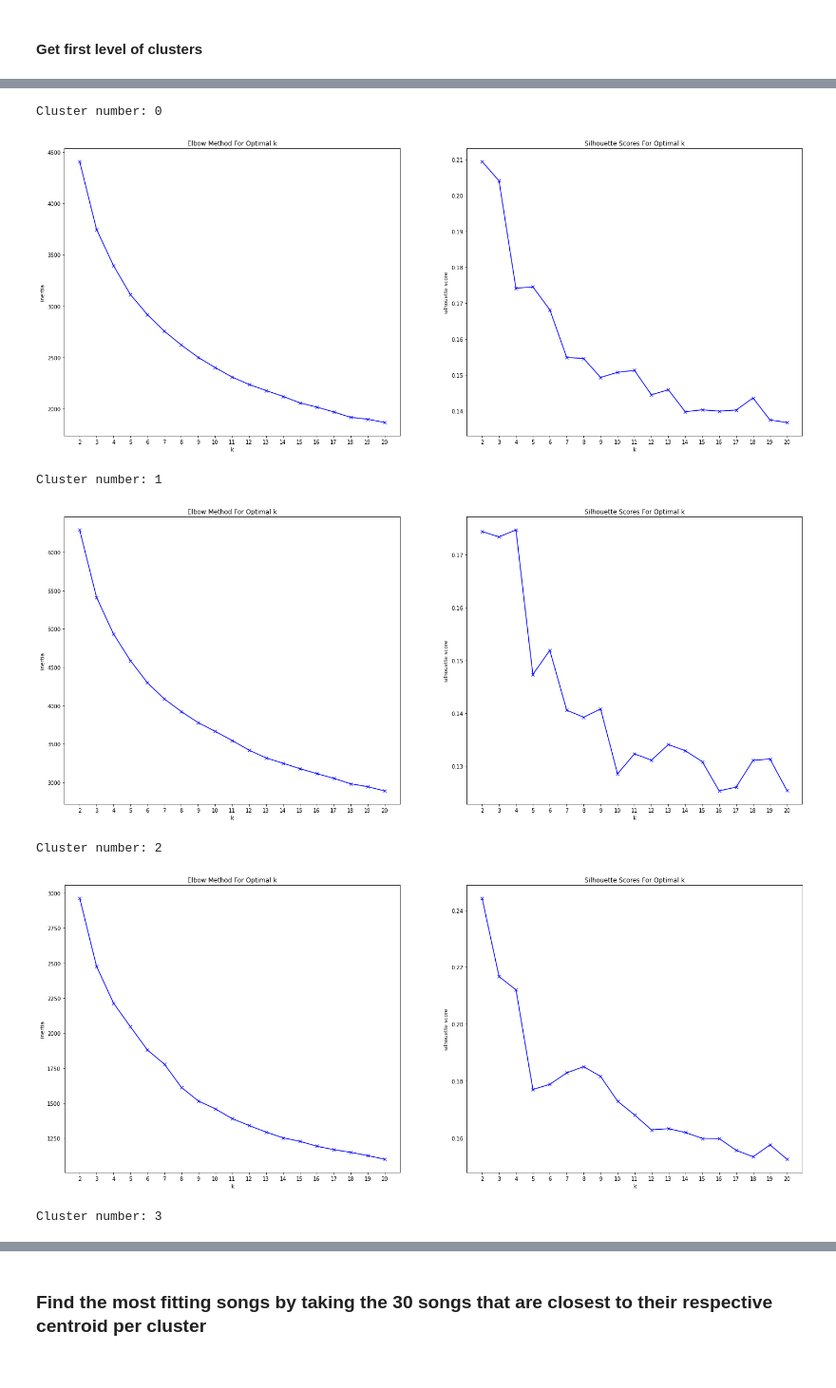
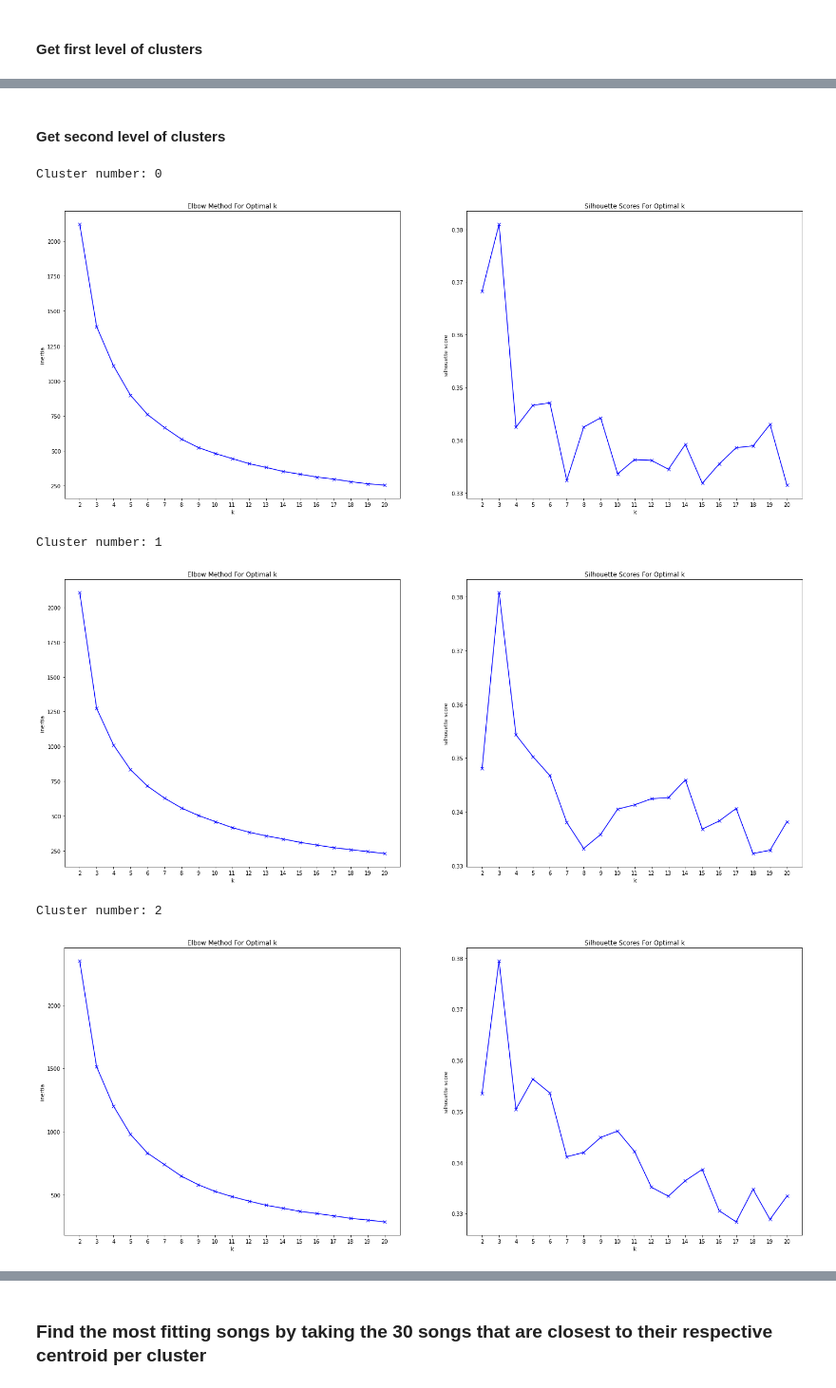
Before and after one commit to tobiasaurer/machine-learning-music, a Jupyter notebook: moosic.ipynb, the cells around one changed output, grey strips where cells are left out. Shown: that part at 95% size. Drawn from its saved outputs; the diff is of its cells as text; code cells hidden in the pictures.

Commit message:
adds multilevel clustering and improves structure

```diff
--- a/moosic.ipynb
+++ b/moosic.ipynb
@@ -285,7 +284,7 @@ data = quantile_transformed.copy()
 # %%
-def get_clusters(data, k):
+def get_clusters(data, k, random_state):
     # initialize the clusters
-    kmeans = KMeans(n_clusters= k)
+    kmeans = KMeans(n_clusters= k, random_state= random_state)
 
     # fit the clusters to the data
     kmeans.fit(data)
@@ -303,0 +307,9 @@ def get_centroids(kmeans, data):
+# %%
+kmeans, clusters = get_clusters(data= data, k= 10, random_state= random_state)
+
+# add the cluster output to the dataframes
+data['cluster'] = clusters
+
+final_cluster_df = data.copy()
+centroid_df = get_centroids(kmeans, data.iloc[:,:-1])
+centroid_df['cluster'] = centroid_df.index
@@ -304,7 +318,7 @@ def get_centroids(kmeans, data):
 # %% [markdown]
 #### Get first level of clusters
 # %%
-kmeans, clusters = get_clusters(data, 4)
+kmeans, clusters = get_clusters(data= data, k= 3, random_state= random_state)
 
 # add the cluster output to the dataframes
 data['cluster'] = clusters
@@ -313,14 +329,33 @@ data['cluster'] = clusters
+# %%
+# initialize transformer to transform data to uniform distribution
+transformed_clusters = []
+
+for cluster in data['cluster'].unique():
+    cluster_data = data.loc[data['cluster'] == cluster]
+    quantile_transformer.fit(cluster_data.drop(columns= 'cluster'))
+    features_only_transformed_cluster = quantile_transformer.transform(cluster_data.drop(columns= 'cluster'))
+
+    transformed_cluster = pd.DataFrame(features_only_transformed_cluster,
+                                        columns= features)
+    transformed_cluster.set_index(cluster_data.index, inplace= True)
+    transformed_cluster['cluster'] = cluster_data['cluster']
+
+
+    transformed_clusters.append(transformed_cluster)
+
+data_second_lvl = pd.concat(transformed_clusters)
+# %% [markdown]
+#### Get second level of clusters
 # %%
 # find best k for first clusters:
-for cluster in range(len(data['cluster'].unique())):
-    current_cluster = data[data['cluster'] == cluster]
+for cluster in range(len(data_second_lvl['cluster'].unique())):
+    current_cluster = data_second_lvl[data_second_lvl['cluster'] == cluster]
     print(f'Cluster number: {cluster}')
-    find_best_k(current_cluster, 2, 20)
+    find_best_k(current_cluster, 2, 20, random_state)
 # %% [output]
 Cluster number: 0
-[figure, old version]
+[figure, new version]
 Cluster number: 1
-[figure, old version]
+[figure, new version]
 Cluster number: 2
-[figure, old version]
+[figure, new version]
-Cluster number: 3
```
Also changed, not shown: parts of 22 cells of this notebook.
